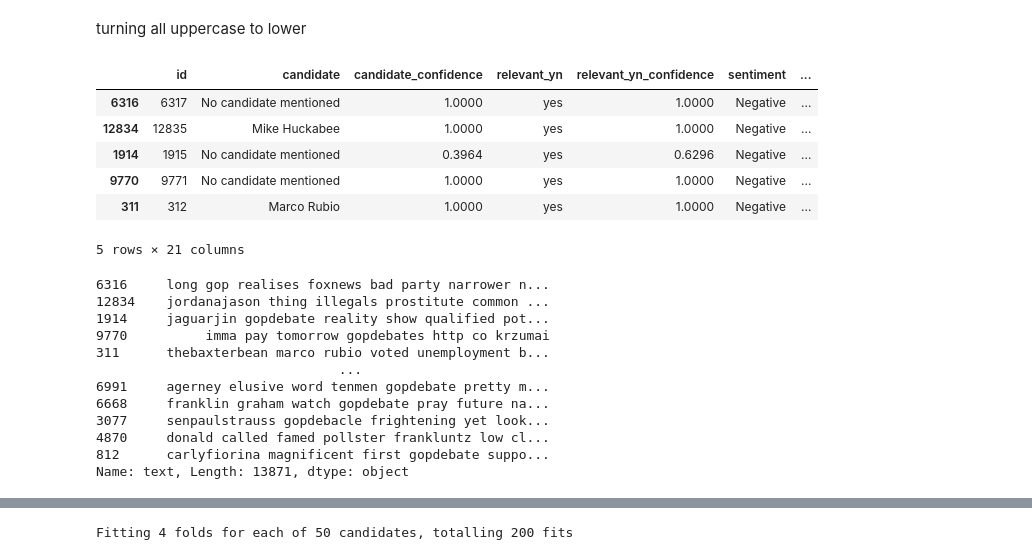
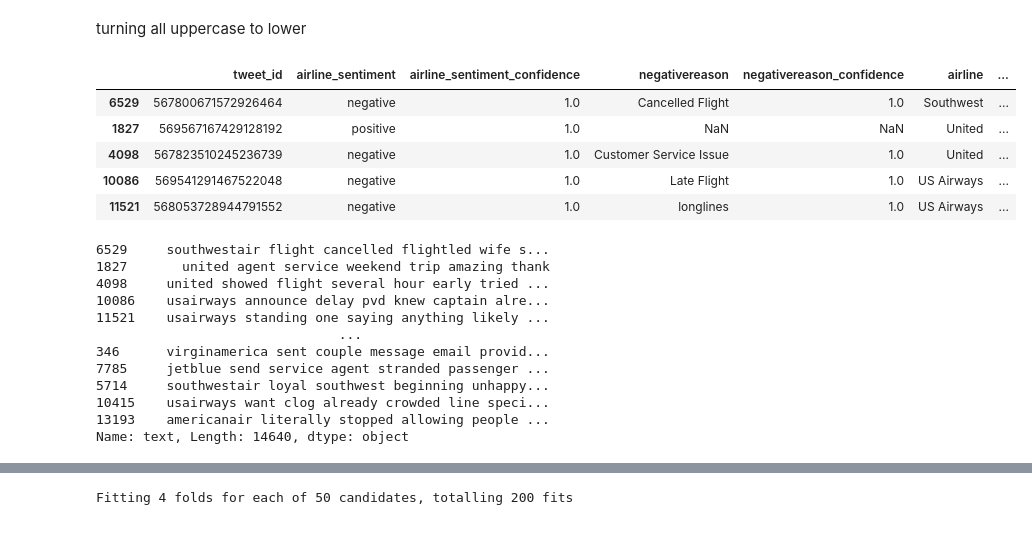
Before and after one commit to leestorm4520/MachineLearning_SentimentAnalysis, a Jupyter notebook: SAModel.ipynb, the cells around one changed output, grey strips where cells are left out. Drawn from its saved outputs; the diff is of its cells as text; code cells hidden in the pictures.

```diff
--- a/SAModel.ipynb
+++ b/SAModel.ipynb
@@ -37,34 +37,33 @@ def fix_word(comment):
     return final_sentence
 # %%
 #import the dataset
-dataset = pd.read_csv('first-gop-debate.csv')
+dataset = pd.read_csv('Tweets.csv')
 dataset = shuffle(dataset) #mix up the data though still retain logical relationships between columns
 dataset.head()
 # %% [output]
-|  | id | candidate | candidate_confidence | relevant_yn | relevant_yn_confidence | sentiment | ... |
-| 6316 | 6317 | No candidate mentioned | 1.0000 | yes | 1.0000 | Negative | ... |
-| 12834 | 12835 | Mike Huckabee | 1.0000 | yes | 1.0000 | Negative | ... |
-| 1914 | 1915 | No candidate mentioned | 0.3964 | yes | 0.6296 | Negative | ... |
-| 9770 | 9771 | No candidate mentioned | 1.0000 | yes | 1.0000 | Negative | ... |
-| 311 | 312 | Marco Rubio | 1.0000 | yes | 1.0000 | Negative | ... |
+|  | tweet_id | airline_sentiment | airline_sentiment_confidence | negativereason | negativereason_confidence | airline | ... |
+| 6529 | 567800671572926464 | negative | 1.0 | Cancelled Flight | 1.0 | Southwest | ... |
+| 1827 | 569567167429128192 | positive | 1.0 | NaN | NaN | United | ... |
+| 4098 | 567823510245236739 | negative | 1.0 | Customer Service Issue | 1.0 | United | ... |
+| 10086 | 569541291467522048 | negative | 1.0 | Late Flight | 1.0 | US Airways | ... |
+| 11521 | 568053728944791552 | negative | 1.0 | longlines | 1.0 | US Airways | ... |
-5 rows × 21 columns
 # %%
 x = dataset.text.apply(fix_word)
-y = dataset['sentiment']
+y = dataset['airline_sentiment']
 print(x)
 # %% [output]
-6316     long gop realises foxnews bad party narrower n...
-12834    jordanajason thing illegals prostitute common ...
-1914     jaguarjin gopdebate reality show qualified pot...
-9770          imma pay tomorrow gopdebates http co krzumai
-311      thebaxterbean marco rubio voted unemployment b...
+6529     southwestair flight cancelled flightled wife s...
+1827       united agent service weekend trip amazing thank
+4098     united showed flight several hour early tried ...
+10086    usairways announce delay pvd knew captain alre...
+11521    usairways standing one saying anything likely ...
                                ...
-6991     agerney elusive word tenmen gopdebate pretty m...
-6668     franklin graham watch gopdebate pray future na...
-3077     senpaulstrauss gopdebacle frightening yet look...
-4870     donald called famed pollster frankluntz low cl...
-812      carlyfiorina magnificent first gopdebate suppo...
-Name: text, Length: 13871, dtype: object
+346      virginamerica sent couple message email provid...
+7785     jetblue send service agent stranded passenger ...
+5714     southwestair loyal southwest beginning unhappy...
+10415    usairways want clog already crowded line speci...
+13193    americanair literally stopped allowing people ...
+Name: text, Length: 14640, dtype: object
 # %%
 #Data Processing
 vectorizer=CountVectorizer() #Encode as integers to be used for the algorithm
```
Also changed, not shown: parts of 8 cells of this notebook, 1 other file.
